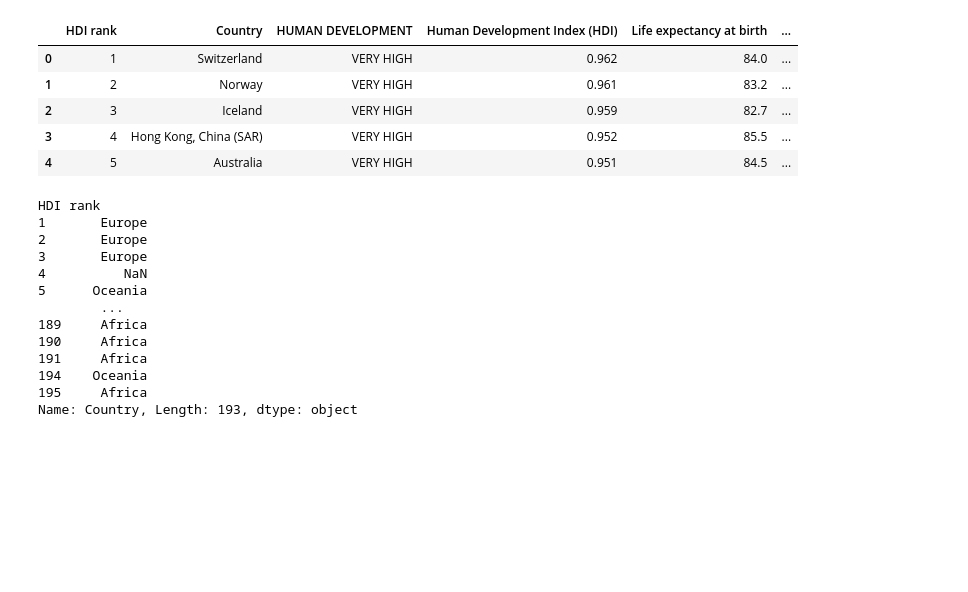
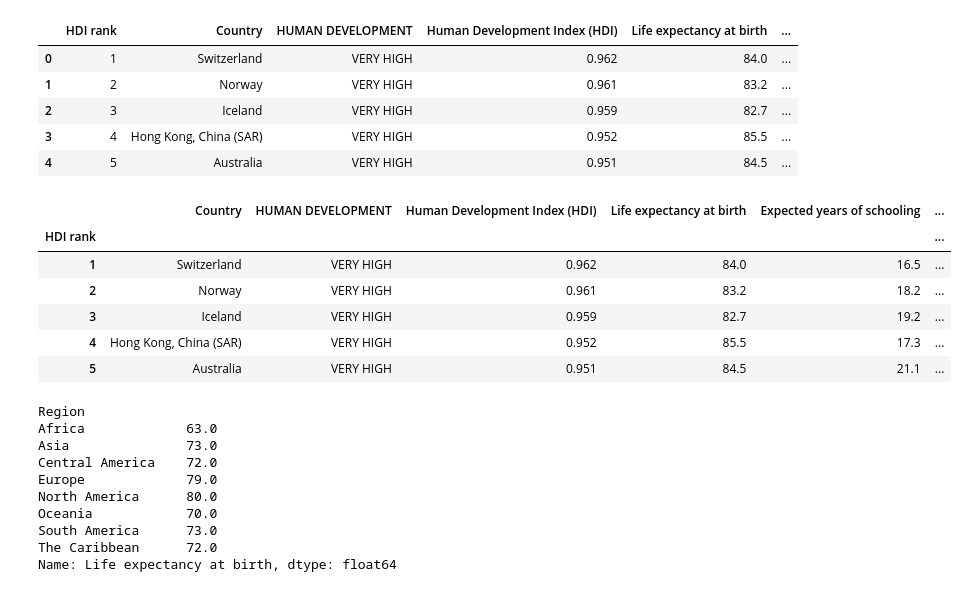
Before and after one commit to latifkara/dataScienceProjects, a Jupyter notebook: Human-Development-Index/HumanIndex.ipynb, the cells around one changed output. Drawn from its saved outputs; the diff is of its cells as text; code cells hidden in the pictures; blank space fills up the shorter version.

```diff
--- a/Human-Development-Index/HumanIndex.ipynb
+++ b/Human-Development-Index/HumanIndex.ipynb
@@ -218,18 +218,27 @@ regions = {
     'Central America': ['Costa Rica', 'El Salvador', 'Guatemala', 'Honduras', 'Mexico', 'Nicaragua', 'Panama'],
     'South America': ['Argentina', 'Bolivia (Plurinational State of)', 'Brazil', 'Chile', 'Colombia', 'Ecuador', 'Paraguay', 'Peru', 'Uruguay', 'Venezuela (Bolivarian Republic of)']
 }
-data['Country'].map({country: region for region, countries in regions.items() for country in countries})
+data['Region'] = data['Country'].map({country: region for region, countries in regions.items() for country in countries})
-# %% [output]
-HDI rank
-1       Europe
-2       Europe
-3       Europe
-4          NaN
-5      Oceania
-        ...
-189     Africa
-190     Africa
-191     Africa
-194    Oceania
-195     Africa
-Name: Country, Length: 193, dtype: object
+# %%
+data.head()
+# %% [output]
+|  | Country | HUMAN DEVELOPMENT | Human Development Index (HDI) | Life expectancy at birth | Expected years of schooling | ... |
+| HDI rank |  |  |  |  |  | ... |
+| 1 | Switzerland | VERY HIGH | 0.962 | 84.0 | 16.5 | ... |
+| 2 | Norway | VERY HIGH | 0.961 | 83.2 | 18.2 | ... |
+| 3 | Iceland | VERY HIGH | 0.959 | 82.7 | 19.2 | ... |
+| 4 | Hong Kong, China (SAR) | VERY HIGH | 0.952 | 85.5 | 17.3 | ... |
+| 5 | Australia | VERY HIGH | 0.951 | 84.5 | 21.1 | ... |
+# %%
+data.groupby('Region')['Life expectancy at birth'].mean().round()
+# %% [output]
+Region
+Africa             63.0
+Asia               73.0
+Central America    72.0
+Europe             79.0
+North America      80.0
+Oceania            70.0
+South America      73.0
+The Caribbean      72.0
+Name: Life expectancy at birth, dtype: float64
```
Also changed, not shown: parts of 1 cell of this notebook.
